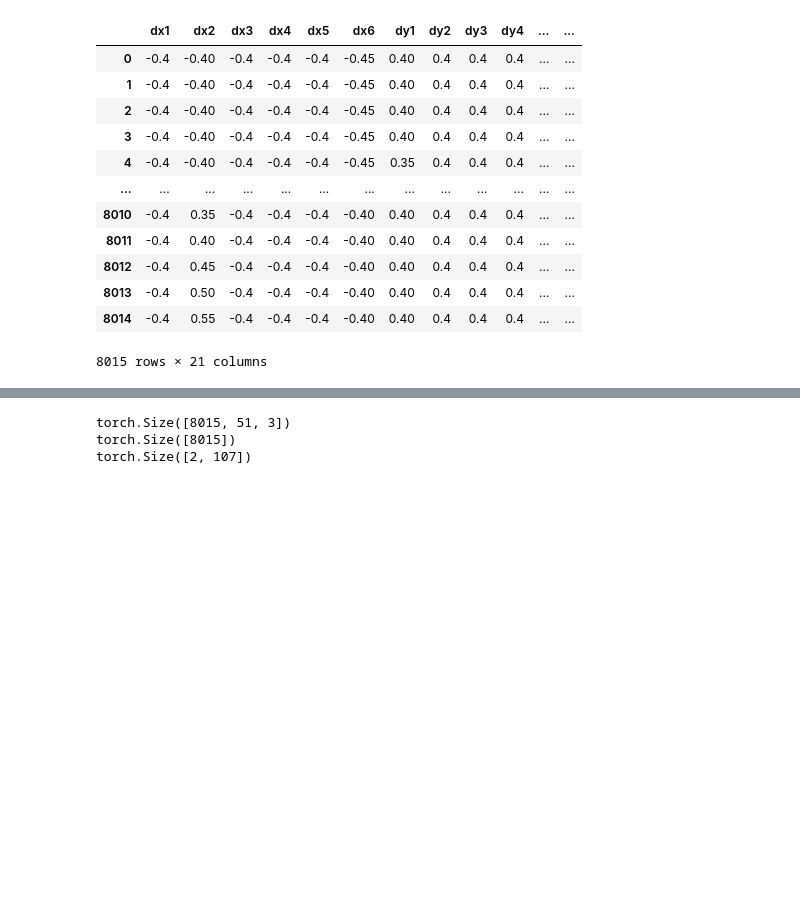
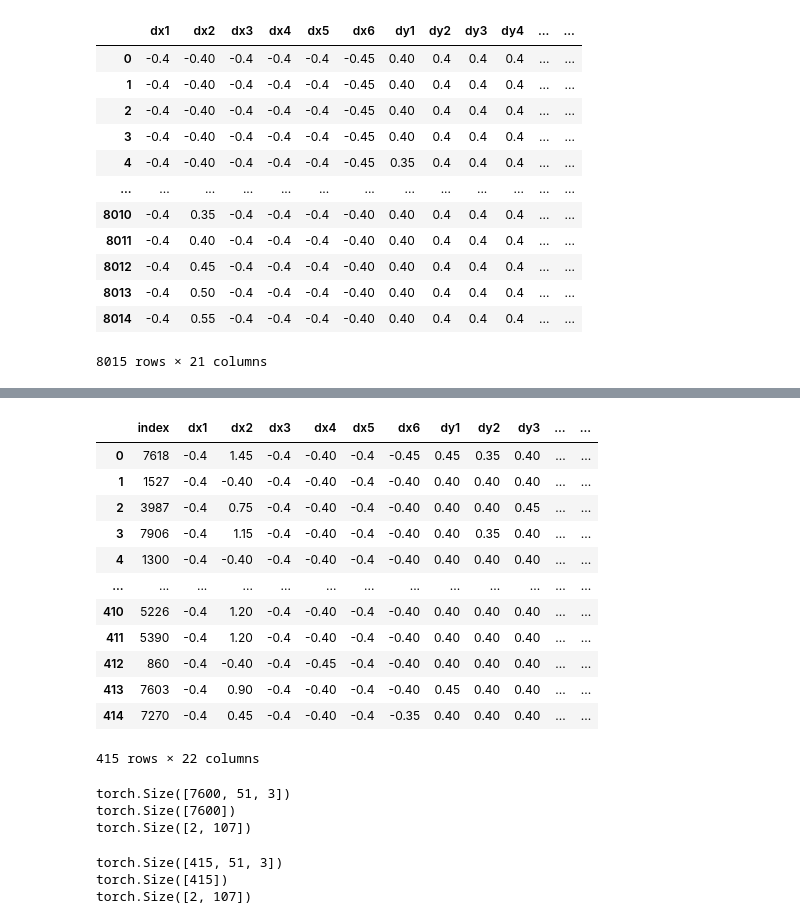
Before and after one commit to FarshadAmiri/Photonic_GCN, a Jupyter notebook: draft_2.ipynb, the cells around one changed output, grey strips where cells are left out. Drawn from its saved outputs; the diff is of its cells as text; code cells hidden in the pictures; blank space fills up the shorter version.

```diff
--- a/draft_2.ipynb
+++ b/draft_2.ipynb
@@ -129,26 +178,65 @@ for g in nodes_groups:
+# %%
+test_df
+# %% [output]
+|  | index | dx1 | dx2 | dx3 | dx4 | dx5 | dx6 | dy1 | dy2 | dy3 | ... | ... |
+| 0 | 7618 | -0.4 | 1.45 | -0.4 | -0.40 | -0.4 | -0.45 | 0.45 | 0.35 | 0.40 | ... | ... |
+| 1 | 1527 | -0.4 | -0.40 | -0.4 | -0.40 | -0.4 | -0.40 | 0.40 | 0.40 | 0.40 | ... | ... |
+| 2 | 3987 | -0.4 | 0.75 | -0.4 | -0.40 | -0.4 | -0.40 | 0.40 | 0.40 | 0.45 | ... | ... |
+| 3 | 7906 | -0.4 | 1.15 | -0.4 | -0.40 | -0.4 | -0.40 | 0.40 | 0.35 | 0.40 | ... | ... |
+| 4 | 1300 | -0.4 | -0.40 | -0.4 | -0.40 | -0.4 | -0.40 | 0.40 | 0.40 | 0.40 | ... | ... |
+| ... | ... | ... | ... | ... | ... | ... | ... | ... | ... | ... | ... | ... |
+| 410 | 5226 | -0.4 | 1.20 | -0.4 | -0.40 | -0.4 | -0.40 | 0.40 | 0.40 | 0.40 | ... | ... |
+| 411 | 5390 | -0.4 | 1.20 | -0.4 | -0.40 | -0.4 | -0.40 | 0.40 | 0.40 | 0.40 | ... | ... |
+| 412 | 860 | -0.4 | -0.40 | -0.4 | -0.45 | -0.4 | -0.40 | 0.40 | 0.40 | 0.40 | ... | ... |
+| 413 | 7603 | -0.4 | 0.90 | -0.4 | -0.40 | -0.4 | -0.40 | 0.45 | 0.40 | 0.40 | ... | ... |
+| 414 | 7270 | -0.4 | 0.45 | -0.4 | -0.40 | -0.4 | -0.35 | 0.40 | 0.40 | 0.40 | ... | ... |
+415 rows × 22 columns
 # %%
-xs_list = []
-ys_list = []
+train_x_list = []
+train_y_list = []
 
-for n in range(len(df)):
+for n in range(len(train_df)):
     x = np.zeros((51, 3))
-    y = np.array(normalized_df["Q"][n])
+    y = np.array(train_df["Q"][n])
     for idx, node in enumerate(node_names):
         group = nodes2group[node][1:]
-        node_features = np.array((normalized_df["dx" + group][n], normalized_df["dy" + group][n], normalized_df["dr" + group][n],))
+        node_features = np.array((train_df["dx" + group][n], train_df["dy" + group][n], train_df["dr" + group][n],))
         x[idx] = node_features
-    xs_list.append(x)
-    ys_list.append(y)
+    train_x_list.append(x)
+    train_y_list.append(y)
 
-data_x = torch.from_numpy(np.stack(xs_list, axis=0))
-data_y = torch.from_numpy(np.stack(ys_list, axis=0))
-print(data_x.shape)
-print(data_y.shape)
+train_x = torch.from_numpy(np.stack(train_x_list, axis=0))
+train_y = torch.from_numpy(np.stack(train_y_list, axis=0))
+print(train_x.shape)
+print(train_y.shape)
 print(edge_index.shape)
 # %% [output]
-torch.Size([8015, 51, 3])
-torch.Size([8015])
+torch.Size([7600, 51, 3])
+torch.Size([7600])
 torch.Size([2, 107])
+# %%
+test_x_list = []
+test_y_list = []
+
+for n in range(len(test_df)):
+    x = np.zeros((51, 3))
+    y = np.array(test_df["Q"][n])
+    for idx, node in enumerate(node_names):
+        group = nodes2group[node][1:]
+        node_features = np.array((test_df["dx" + group][n], test_df["dy" + group][n], test_df["dr" + group][n],))
+        x[idx] = node_features
+    test_x_list.append(x)
+    test_y_list.append(y)
+
+test_x = torch.from_numpy(np.stack(test_x_list, axis=0))
+test_y = torch.from_numpy(np.stack(test_y_list, axis=0))
+print(test_x.shape)
+print(test_y.shape)
+print(edge_index.shape)
+# %% [output]
+torch.Size([415, 51, 3])
+torch.Size([415])
+torch.Size([2, 107])
 # %%
 import torch
 from torch.utils.data import Dataset, DataLoader
```
Also changed, not shown: parts of 20 cells of this notebook, 2 other files.
